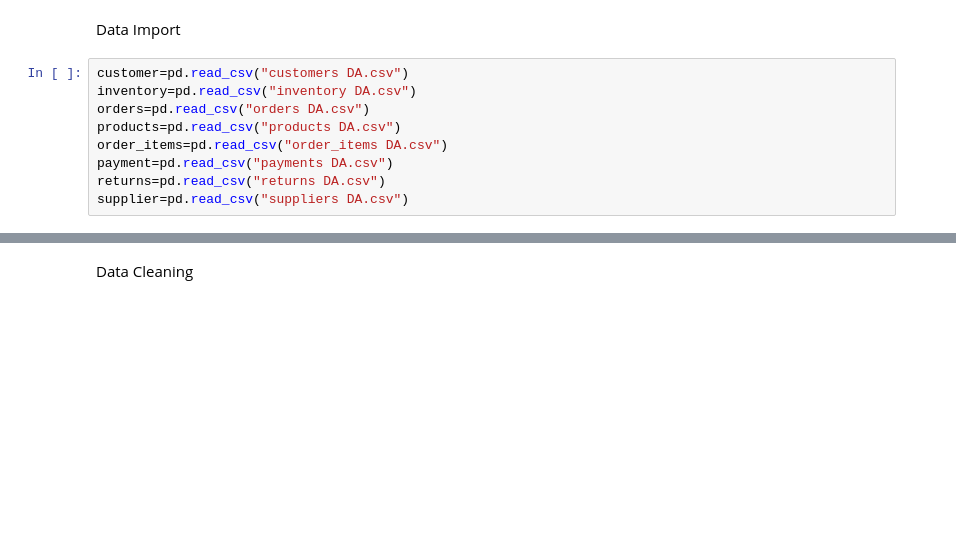
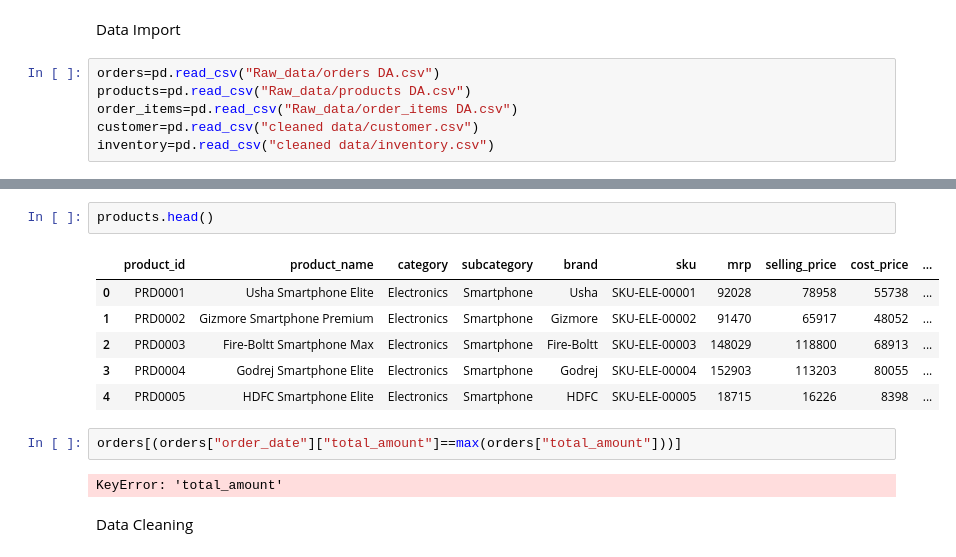
Before and after one commit to salampatel08/Indiakart-analysis-, a Jupyter notebook: indiakart.ipynb, the cells around one changed output, grey strips where cells are left out. Drawn from its saved outputs; the diff is of its cells as text; blank space fills up the shorter version.

```diff
--- a/indiakart.ipynb
+++ b/indiakart.ipynb
@@ -5,11 +5,8 @@ import seaborn as sns
 # %% [markdown]
 Data Import
 # %%
-customer=pd.read_csv("customers DA.csv")
-inventory=pd.read_csv("inventory DA.csv")
-orders=pd.read_csv("orders DA.csv")
-products=pd.read_csv("products DA.csv")
-order_items=pd.read_csv("order_items DA.csv")
-payment=pd.read_csv("payments DA.csv")
-returns=pd.read_csv("returns DA.csv")
-supplier=pd.read_csv("suppliers DA.csv")
+orders=pd.read_csv("Raw_data/orders DA.csv")
+products=pd.read_csv("Raw_data/products DA.csv")
+order_items=pd.read_csv("Raw_data/order_items DA.csv")
+customer=pd.read_csv("cleaned data/customer.csv")
+inventory=pd.read_csv("cleaned data/inventory.csv")
@@ -16,3 +58,16 @@ supplier=pd.read_csv("suppliers DA.csv")
+# %%
+products.head()
+# %% [output]
+|  | product_id | product_name | category | subcategory | brand | sku | mrp | selling_price | cost_price | ... |
+| 0 | PRD0001 | Usha Smartphone Elite | Electronics | Smartphone | Usha | SKU-ELE-00001 | 92028 | 78958 | 55738 | ... |
+| 1 | PRD0002 | Gizmore Smartphone Premium | Electronics | Smartphone | Gizmore | SKU-ELE-00002 | 91470 | 65917 | 48052 | ... |
+| 2 | PRD0003 | Fire-Boltt Smartphone Max | Electronics | Smartphone | Fire-Boltt | SKU-ELE-00003 | 148029 | 118800 | 68913 | ... |
+| 3 | PRD0004 | Godrej Smartphone Elite | Electronics | Smartphone | Godrej | SKU-ELE-00004 | 152903 | 113203 | 80055 | ... |
+| 4 | PRD0005 | HDFC Smartphone Elite | Electronics | Smartphone | HDFC | SKU-ELE-00005 | 18715 | 16226 | 8398 | ... |
+# %%
+orders[(orders["order_date"]["total_amount"]==max(orders["total_amount"]))]
+# %% [output]
+KeyError: 'total_amount'
 # %% [markdown]
 Data Cleaning
 # %%
```
Also changed, not shown: parts of 4 cells of this notebook, 4 other files.
